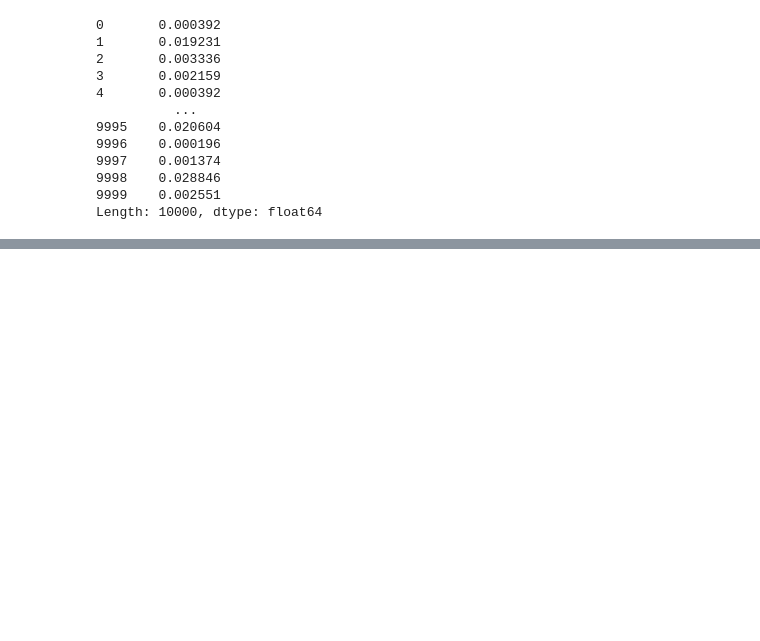
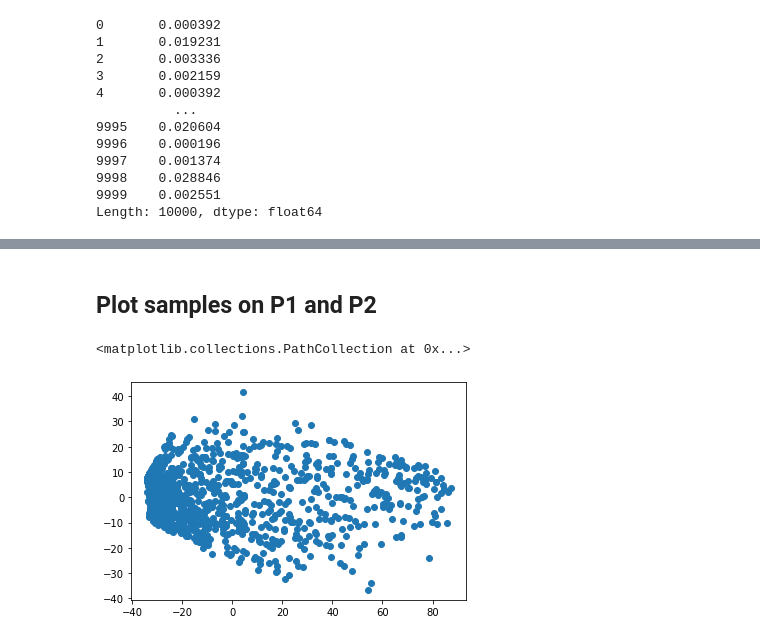
Before and after one commit to rgenner/qbb2021-answers, a Jupyter notebook: day5-lunch/day5-lunch-HW1.ipynb, the cells around one changed output, grey strips where cells are left out. Cells and saved outputs as stored; diff of their text form; code cells hidden in the pictures; blank space fills up the shorter version.

```diff
--- a/day5-lunch/day5-lunch-HW1.ipynb
+++ b/day5-lunch/day5-lunch-HW1.ipynb
@@ -181,0 +155,3 @@ common_SNPs_nums
+# %%
+result_standardized = StandardScaler().fit_transform(result)
+result_standardized
@@ -181,0 +185,3 @@ common_SNPs_nums
+# %%
+pca = PCA(n_components = 10)
+type(pca)
@@ -181,0 +192,3 @@ common_SNPs_nums
+# %%
+pca_output = pca.fit_transform(result_standardized)
+pca_output
@@ -181,0 +217,4 @@ common_SNPs_nums
+# %%
+pca_output_df = pd.DataFrame(data = pca_output,
+                            columns = ['PC1', 'PC2', 'PC3', 'PC4', 'PC5', 'PC6', 'PC7', 'PC8', 'PC9', 'PC10'])
+pca_output_df
@@ -181,0 +235,8 @@ common_SNPs_nums
+# %% [markdown]
+## Plot samples on P1 and P2
+# %%
+fig, ax = plt.subplots()
+ax.scatter(x = pca_output_df['PC1'], y = pca_output_df['PC2'])
+# %% [output]
+<matplotlib.collections.PathCollection at 0x...>
+[figure, added]
```
Also changed, not shown: parts of 40 cells of this notebook.
